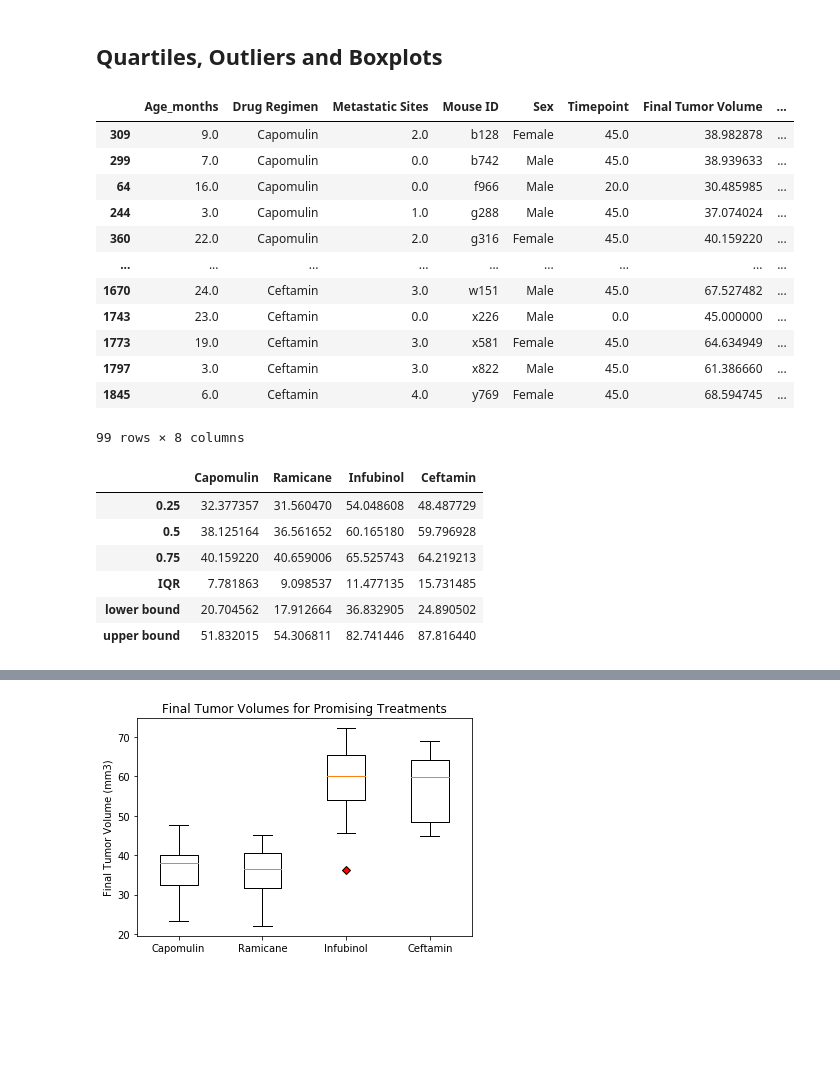
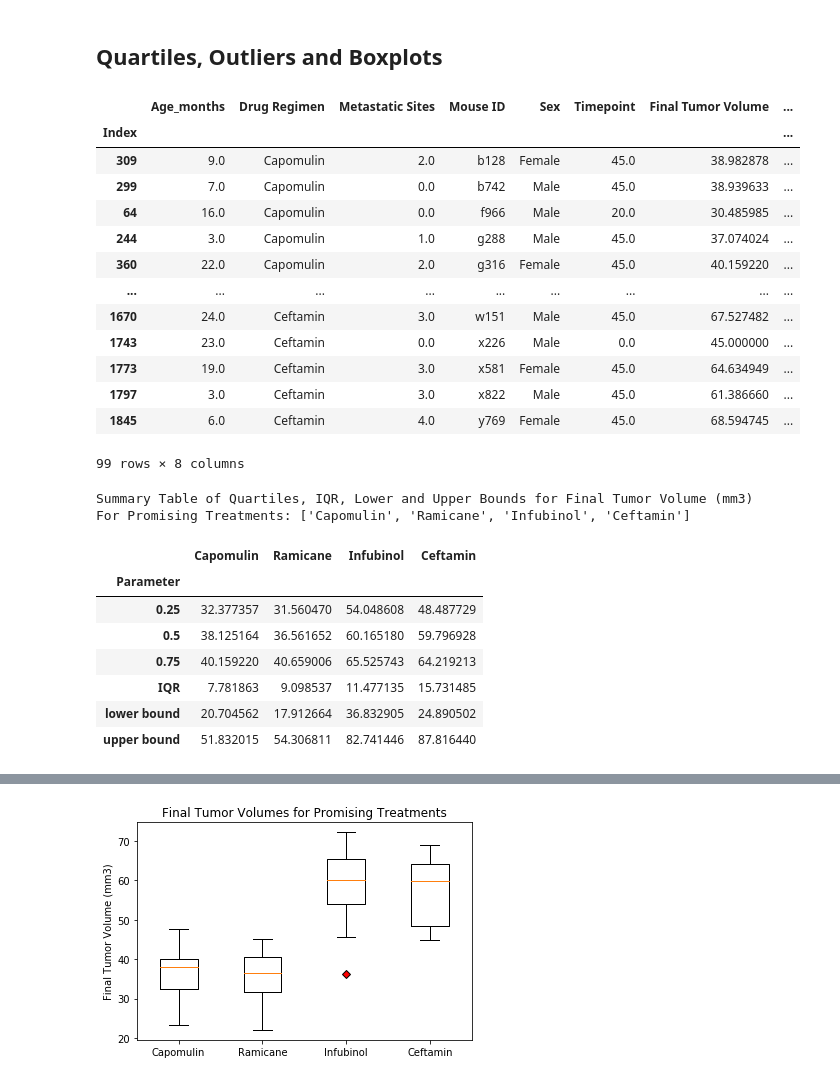
Before and after one commit to j2browns/matplotlib-challenge, a Jupyter notebook: Pymaceuticals/Pymaceuticals_challenge.ipynb, the cells around one changed output, grey strips where cells are left out. Saved outputs shown, nothing was run; the diff lists cells and outputs as text; code cells hidden in the pictures; blank space fills up the shorter version.

```diff
--- a/Pymaceuticals/Pymaceuticals_challenge.ipynb
+++ b/Pymaceuticals/Pymaceuticals_challenge.ipynb
@@ -211,33 +205,35 @@ plt.show()
 # %%
 # Calculate the final tumor volume of each mouse across four of the treatment regimens:
 # Capomulin, Ramicane, Infubinol, and Ceftamin
 
 #create list of the highlighted promising treatments
 promising_treatment_list = ["Capomulin", "Ramicane", "Infubinol", "Ceftamin"]
 
 #create dataframe for new promising treatment data
 promising_treatment_df = pd.DataFrame()
 
 #iterate through combined_study data to isolate only promising treatment data
 for x in promising_treatment_list:
     promising_treatment_df = promising_treatment_df.append(combined_study[combined_study["Drug Regimen"] == x])
 
 #iterate through dataframe for promising treatments to isolate the final tumor volume.  Occurs when mouse ID changes.
 final_tumor_volumes_df = pd.DataFrame()
 
 for x in range(1, (len(promising_treatment_df)-1)):
             mouse_ID1 = promising_treatment_df.iloc[x][0]
             mouse_ID2 = promising_treatment_df.iloc[x+1][0]
             if mouse_ID1 != mouse_ID2:
                 selected_data = promising_treatment_df.iloc[x][:]
                 final_tumor_volumes_df = final_tumor_volumes_df.append(selected_data)
 
 final_tumor_volumes_df = final_tumor_volumes_df.rename(columns = {"Tumor Volume (mm3)": "Final Tumor Volume"})
 # Start by getting the last (greatest) timepoint for each mouse
 # Merge this group df with the original dataframe to get the tumor volume at the last timepoint
+final_tumor_volumes_df.index.name = "Index"
 final_tumor_volumes_df
 # %% [output]
 |  | Age_months | Drug Regimen | Metastatic Sites | Mouse ID | Sex | Timepoint | Final Tumor Volume | ... |
+| Index |  |  |  |  |  |  |  | ... |
 | 309 | 9.0 | Capomulin | 2.0 | b128 | Female | 45.0 | 38.982878 | ... |
 | 299 | 7.0 | Capomulin | 0.0 | b742 | Male | 45.0 | 38.939633 | ... |
 | 64 | 16.0 | Capomulin | 0.0 | f966 | Male | 20.0 | 30.485985 | ... |
@@ -268,7 +264,7 @@ final_tumor_vol3.reset_index(inplace = True, drop = True)
 
 # Calculate the IQR and quantitatively determine if there are any potential outliers.
 
-
+final_tumor_data = pd.DataFrame()
 final_tumor_data[promising_treatment_list[0]]=final_tumor_vol0
 final_tumor_data[promising_treatment_list[1]]=final_tumor_vol1
 final_tumor_data[promising_treatment_list[2]]=final_tumor_vol2
@@ -315,16 +311,17 @@ upper_bound_row = pd.Series(data = {promising_treatment_list[0]: upper_bound_0,
                             name = "upper bound")
 quartiles_df = quartiles_df.append(upper_bound_row, ignore_index=False)
 
-#new_row = pd.Series(data={'name':'Geo', 'physics':87, 'chemistry':92}, name='x')
 
-
+print("Summary Table of Quartiles, IQR, Lower and Upper Bounds for Final Tumor Volume (mm3)")
+print(f"For Promising Treatments: {promising_treatment_list}")
+print("")
+quartiles_df.index.name = "Parameter"
 quartiles_df
-# Locate the rows which contain mice on each drug and get the tumor volumes
-# add subset
-
-# Determine outliers using upper and lower bounds
 # %% [output]
+Summary Table of Quartiles, IQR, Lower and Upper Bounds for Final Tumor Volume (mm3)
+For Promising Treatments: ['Capomulin', 'Ramicane', 'Infubinol', 'Ceftamin']
 |  | Capomulin | Ramicane | Infubinol | Ceftamin |
+| Parameter |  |  |  |  |
 | 0.25 | 32.377357 | 31.560470 | 54.048608 | 48.487729 |
 | 0.5 | 38.125164 | 36.561652 | 60.165180 | 59.796928 |
 | 0.75 | 40.159220 | 40.659006 | 65.525743 | 64.219213 |
```
Also changed, not shown: parts of 19 cells of this notebook.
